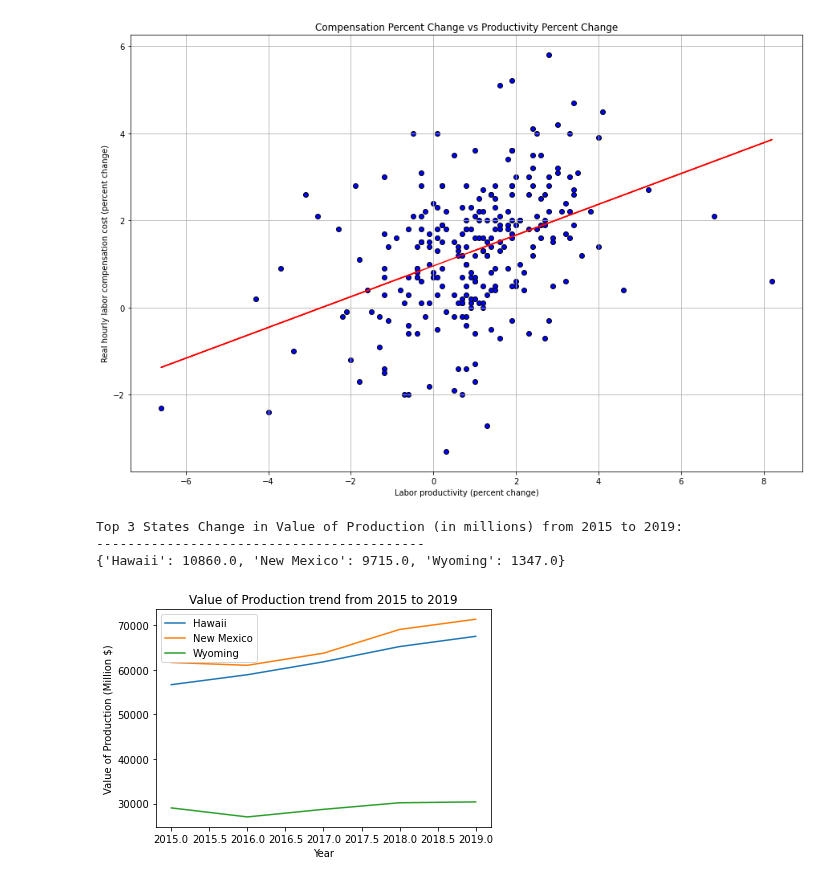
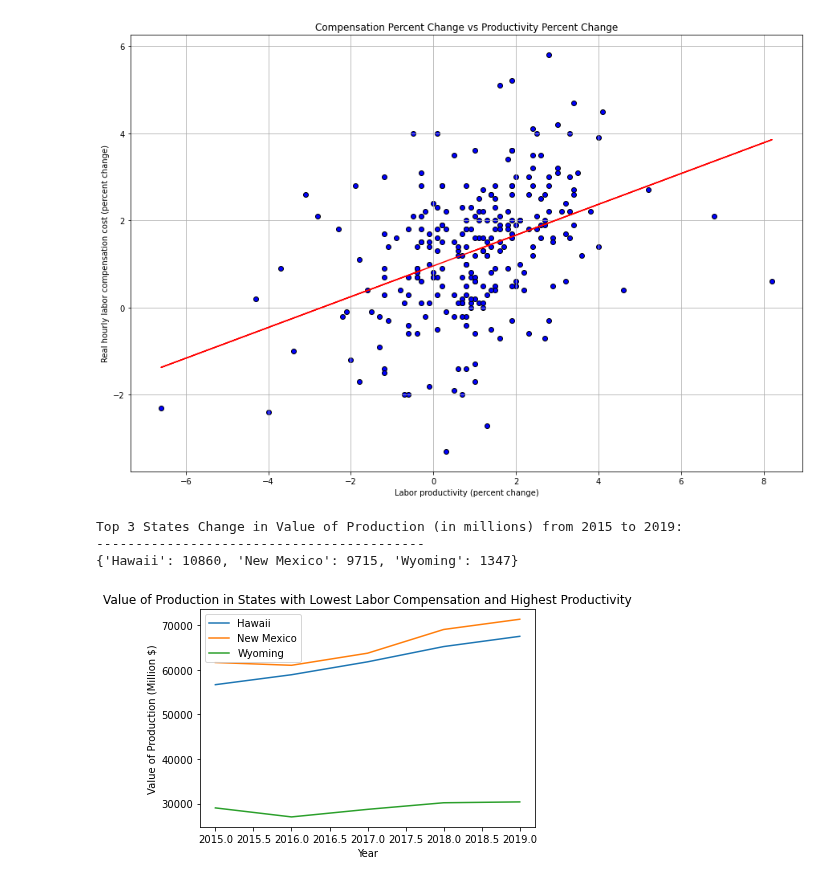
Before and after one commit to Blashford/Next-Factory-ACME, a Jupyter notebook: starter_notebook.ipynb, the cells around one changed output. Cells and saved outputs as stored; diff of their text form; code cells hidden in the pictures.

Commit message:
Fixed Value Production Graph

```diff
--- a/starter_notebook.ipynb
+++ b/starter_notebook.ipynb
@@ -199,26 +199,26 @@ Wyoming_Production_Value = labor_df.loc[labor_df["State"] == "Wyoming", ["Year",
 # %%
 x1=Hawaii_Production_Value["Year"]
 y1=Hawaii_Production_Value["Value of production (million $)"]
 plt.plot(x1, y1, label = "Hawaii")
 x2=New_Mexico_Production_Value["Year"]
 y2=New_Mexico_Production_Value["Value of production (million $)"]
 plt.plot(x2, y2, label = "New Mexico")
 x3=Wyoming_Production_Value["Year"]
 y3=Wyoming_Production_Value["Value of production (million $)"]
 plt.plot(x3, y3, label = "Wyoming")
 plt.xlabel('Year')
 plt.ylabel('Value of Production (Million $)')
-plt.title('Value of Production trend from 2015 to 2019')
+plt.title('Value of Production in States with Lowest Labor Compensation and Highest Productivity')
 plt.legend()
 plt.savefig('production trend.png')
 value_changes = {"Hawaii" : round((Hawaii_Production_Value.iloc[4, 1]) - (Hawaii_Production_Value.iloc[0, 1])) ,
 "New Mexico" : round((New_Mexico_Production_Value.iloc[4, 1]) - (New_Mexico_Production_Value.iloc[0, 1])) ,
 "Wyoming" : round((Wyoming_Production_Value.iloc[4, 1]) - (Wyoming_Production_Value.iloc[0, 1]))}
 print(f'Top 3 States Change in Value of Production (in millions) from 2015 to 2019:')
 print(f'------------------------------------------')
 print(f'{value_changes}')
 # %% [output]
 Top 3 States Change in Value of Production (in millions) from 2015 to 2019:
 ------------------------------------------
-{'Hawaii': 10860.0, 'New Mexico': 9715.0, 'Wyoming': 1347.0}
+{'Hawaii': 10860, 'New Mexico': 9715, 'Wyoming': 1347}
-[figure, old version]
+[figure, new version]
```
Also changed, not shown: 7 other files.
